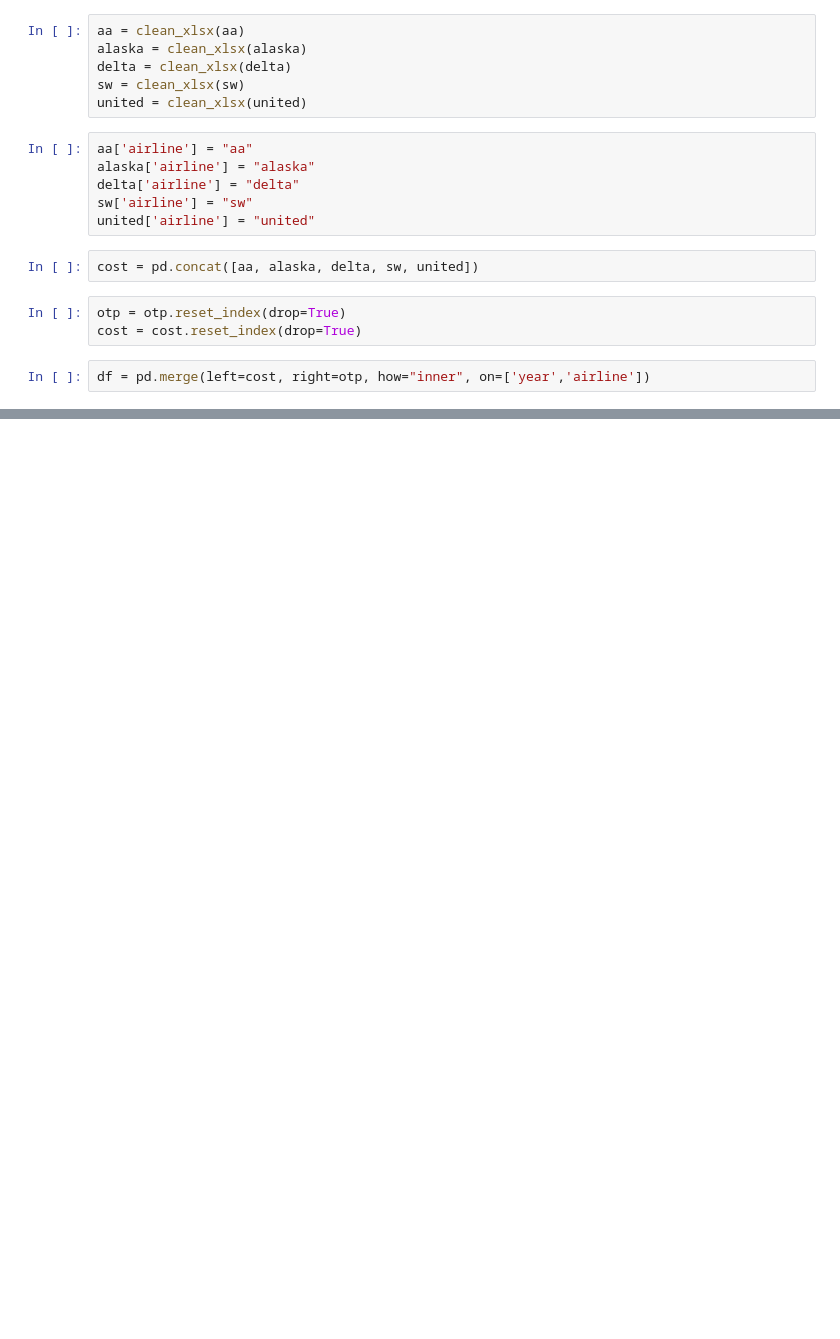
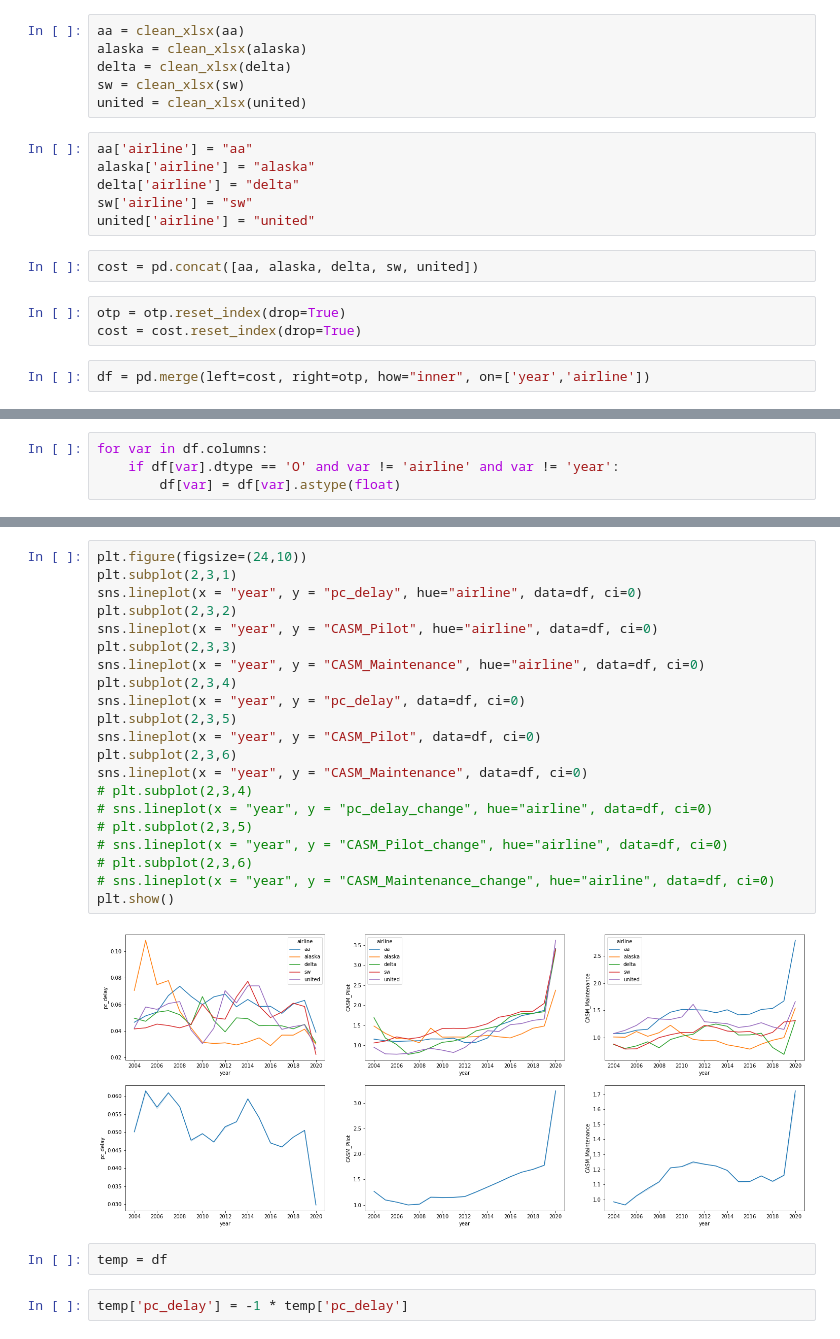
Before and after one commit to namithadeshpande/Airline-Project, a Jupyter notebook: Airline/Airline.ipynb, the cells around one changed output, grey strips where cells are left out. Drawn from its saved outputs; the diff is of its cells as text; blank space fills up the shorter version.

```diff
--- a/Airline/Airline.ipynb
+++ b/Airline/Airline.ipynb
@@ -187,0 +213,4 @@ plt.show()
+# %%
+for var in df.columns:
+    if df[var].dtype == 'O' and var != 'airline' and var != 'year':
+        df[var] = df[var].astype(float)
@@ -187,0 +342,27 @@ plt.show()
+# %%
+plt.figure(figsize=(24,10))
+plt.subplot(2,3,1)
+sns.lineplot(x = "year", y = "pc_delay", hue="airline", data=df, ci=0)
+plt.subplot(2,3,2)
+sns.lineplot(x = "year", y = "CASM_Pilot", hue="airline", data=df, ci=0)
+plt.subplot(2,3,3)
+sns.lineplot(x = "year", y = "CASM_Maintenance", hue="airline", data=df, ci=0)
+plt.subplot(2,3,4)
+sns.lineplot(x = "year", y = "pc_delay", data=df, ci=0)
+plt.subplot(2,3,5)
+sns.lineplot(x = "year", y = "CASM_Pilot", data=df, ci=0)
+plt.subplot(2,3,6)
+sns.lineplot(x = "year", y = "CASM_Maintenance", data=df, ci=0)
+# plt.subplot(2,3,4)
+# sns.lineplot(x = "year", y = "pc_delay_change", hue="airline", data=df, ci=0)
+# plt.subplot(2,3,5)
+# sns.lineplot(x = "year", y = "CASM_Pilot_change", hue="airline", data=df, ci=0)
+# plt.subplot(2,3,6)
+# sns.lineplot(x = "year", y = "CASM_Maintenance_change", hue="airline", data=df, ci=0)
+plt.show()
+# %% [output]
+[figure, added]
+# %%
+temp = df
+# %%
+temp['pc_delay'] = -1 * temp['pc_delay']
```
Also changed, not shown: parts of 61 cells of this notebook, 4 other files.
